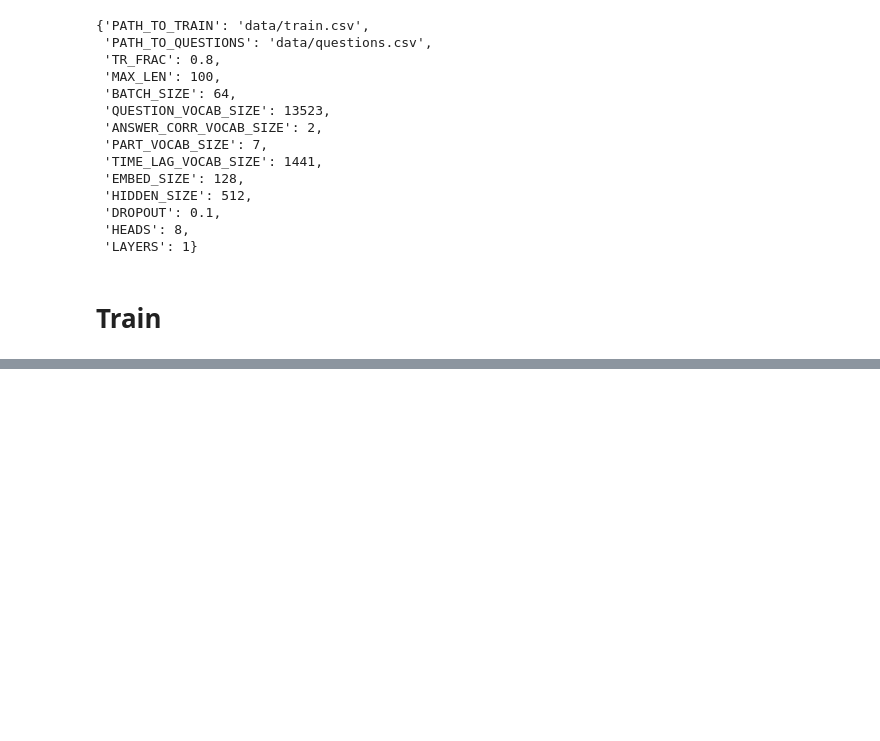
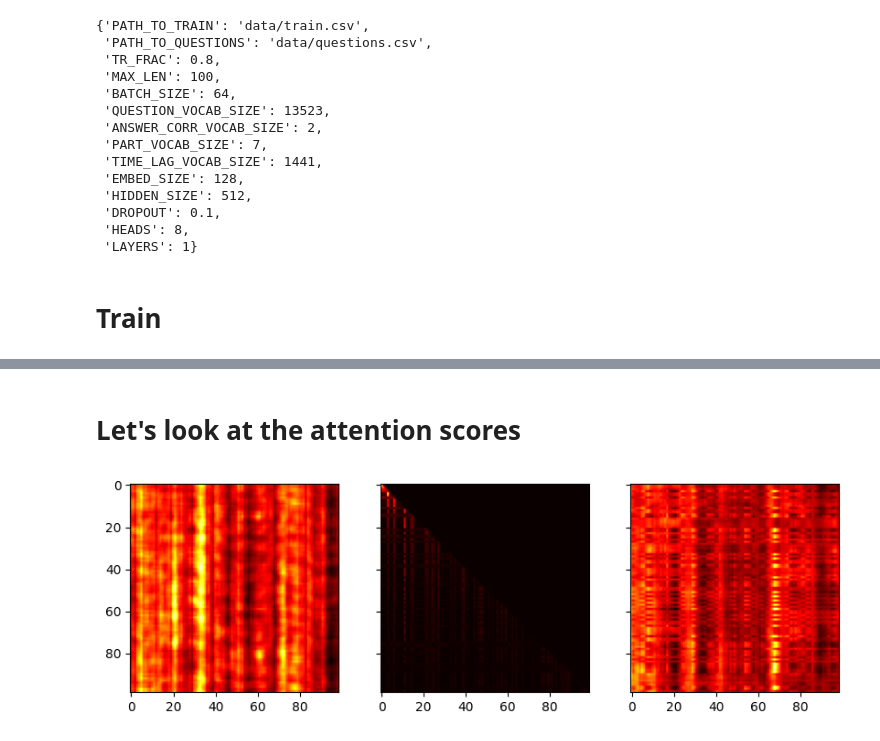
Before and after one commit to artmerinov/SAINT, a Jupyter notebook: train.ipynb, the cells around one changed output, grey strips where cells are left out. Saved outputs shown, nothing was run; the diff lists cells and outputs as text; code cells hidden in the pictures; blank space fills up the shorter version.

Commit message:
extract attetion scores

```diff
--- a/train.ipynb
+++ b/train.ipynb
@@ -175,0 +182,17 @@ VA ACC: 0.6429 VA AUC: 0.6894
+# %% [markdown]
+# Let's look at the attention scores
+# %%
+layer = 0 # what layer to select (0, config.LAYERS)
+example = 2 # what sequence to select (0, config.BATCH_SIZE)
+head = 7 # what head to select (0, config.HEADS)
+
+enc_self_att = model.encoder.layers[layer].self_attention_block.attention_scores[example, head]
+dec_self_att = model.decoder.layers[layer].self_attention_block.attention_scores[example, head]
+dec_cross_att = model.decoder.layers[layer].cross_attention_block.attention_scores[example, head]
+
+fig, axes = plt.subplots(nrows=1, ncols=3, sharey=True, figsize=(10,5))
+axes[0].imshow(enc_self_att, cmap='hot')
+axes[1].imshow(dec_self_att, cmap='hot')
+axes[2].imshow(dec_cross_att, cmap='hot');
+# %% [output]
+[figure, added]
```
Also changed, not shown: parts of 2 cells of this notebook, 1 other file.
